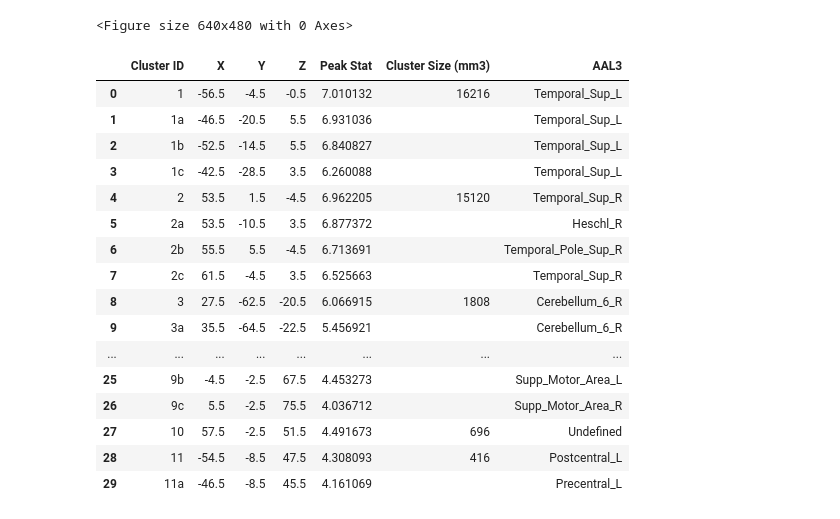
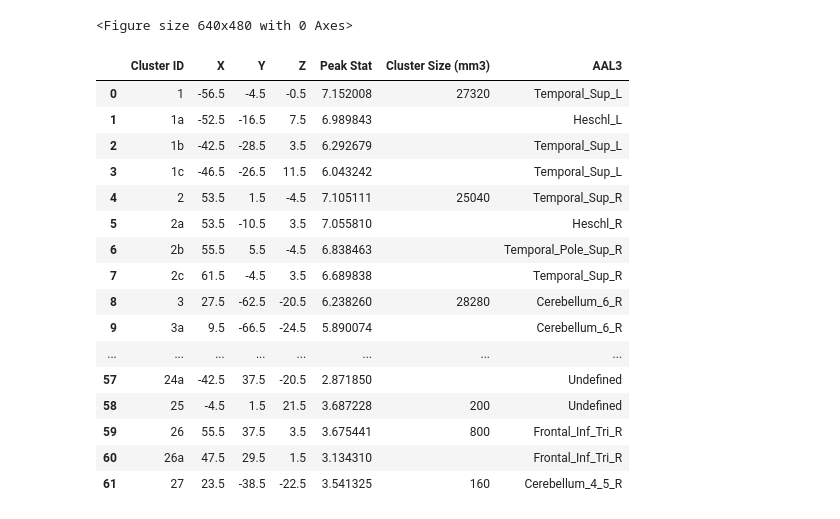
Before and after one commit to CIBIT-UC/brainplayback_task02, a Jupyter notebook: glm/group_maps_tables.ipynb, the cells around one changed output. Drawn from its saved outputs; the diff is of its cells as text; code cells hidden in the pictures.

```diff
--- a/glm/group_maps_tables.ipynb
+++ b/glm/group_maps_tables.ipynb
@@ -26,27 +56,37 @@ contrasts_renamed = ['All',
 # %%
 # Threshold values
-hc = 'fdr' # None, 'bonferroni', 'fdr'
-ct = 25 # cluster threshold
-alpha = 0.005 # p-value threshold
+hc = "fdr"  # None, 'bonferroni', 'fdr'
+ct = 20  # cluster threshold
+alpha = 0.05  # p-value threshold
 # %%
 c_idx = 0
 print(contrasts_renamed[c_idx])
 # %% [output]
 All
 # %%
-z_map_g = os.path.join(out_dir_group,
-                       f'group_task-02a_stat-z_con-{contrasts_renamed[c_idx]}.nii.gz')
+z_map_g = os.path.join(
+    out_dir_group, f"group_task-02a_stat-z_con-{contrasts_renamed[c_idx]}.nii.gz"
+)
 
 clean_map_g, threshold_g = threshold_stats_img(
     z_map_g, alpha=alpha, height_control=hc, cluster_threshold=ct
 )
 
+print(f"Threshold: {threshold_g}")
+
 # threshold clean_map_g to only show positive values
 clean_map_g = math_img("np.maximum(img, 0)", img=clean_map_g)
 
 # View map interactively
-plotting.view_img(clean_map_g,
-         threshold=threshold_g,
-         symmetric_cmap=False,
-        )
+plotting.view_img(
+    clean_map_g,
+    threshold=threshold_g,
+    symmetric_cmap=False,
+    colorbar=True,
+    cmap="hot",
+    cut_coords=(21, -2, -16),
+    width_view=800,
+    bg_img=t1w_img,
+    resampling_interpolation="nearest",
+)
 # %% [output]
@@ -107,37 +132,35 @@ plt.savefig(fig_file, bbox_inches='tight')
 <Figure size 640x480 with 0 Axes>
 # %%
 # Cluster table
-table_g,cluster_map_g = get_clusters_table(z_map_g, threshold_g, ct,
-                                return_label_maps=True)
+table_g, cluster_map_g = get_clusters_table(
+    z_map_g, threshold_g, ct, return_label_maps=True
+)
 
 # AAL3 labelling
-coordinates = table_g[['X','Y','Z']].to_numpy()
+coordinates = table_g[["X", "Y", "Z"]].to_numpy()
 aal_labels = atlas.find_regions(coordinates, plot=False)
 
 # Add the labels to the table
-table_g['AAL3'] = aal_labels
+table_g["AAL3"] = aal_labels
 
-# Export cluster table
-table_g.to_csv(os.path.join(group_tab_dir,
-                          f"clusters_con-{contrasts_renamed[c_idx]}_{hc}-{alpha}_k-{ct}.tsv"),sep='\t')
-#print(table_g)
-#print(table.to_latex())
+# print(table_g)
+# print(table.to_latex())
 table_g
 # %% [output]
 |  | Cluster ID | X | Y | Z | Peak Stat | Cluster Size (mm3) | AAL3 |
-| 0 | 1 | -56.5 | -4.5 | -0.5 | 7.010132 | 16216 | Temporal_Sup_L |
-| 1 | 1a | -46.5 | -20.5 | 5.5 | 6.931036 |  | Temporal_Sup_L |
-| 2 | 1b | -52.5 | -14.5 | 5.5 | 6.840827 |  | Temporal_Sup_L |
-| 3 | 1c | -42.5 | -28.5 | 3.5 | 6.260088 |  | Temporal_Sup_L |
-| 4 | 2 | 53.5 | 1.5 | -4.5 | 6.962205 | 15120 | Temporal_Sup_R |
-| 5 | 2a | 53.5 | -10.5 | 3.5 | 6.877372 |  | Heschl_R |
-| 6 | 2b | 55.5 | 5.5 | -4.5 | 6.713691 |  | Temporal_Pole_Sup_R |
-| 7 | 2c | 61.5 | -4.5 | 3.5 | 6.525663 |  | Temporal_Sup_R |
-| 8 | 3 | 27.5 | -62.5 | -20.5 | 6.066915 | 1808 | Cerebellum_6_R |
-| 9 | 3a | 35.5 | -64.5 | -22.5 | 5.456921 |  | Cerebellum_6_R |
+| 0 | 1 | -56.5 | -4.5 | -0.5 | 7.152008 | 27320 | Temporal_Sup_L |
+| 1 | 1a | -52.5 | -16.5 | 7.5 | 6.989843 |  | Heschl_L |
+| 2 | 1b | -42.5 | -28.5 | 3.5 | 6.292679 |  | Temporal_Sup_L |
+| 3 | 1c | -46.5 | -26.5 | 11.5 | 6.043242 |  | Temporal_Sup_L |
+| 4 | 2 | 53.5 | 1.5 | -4.5 | 7.105111 | 25040 | Temporal_Sup_R |
+| 5 | 2a | 53.5 | -10.5 | 3.5 | 7.055810 |  | Heschl_R |
+| 6 | 2b | 55.5 | 5.5 | -4.5 | 6.838463 |  | Temporal_Pole_Sup_R |
+| 7 | 2c | 61.5 | -4.5 | 3.5 | 6.689838 |  | Temporal_Sup_R |
+| 8 | 3 | 27.5 | -62.5 | -20.5 | 6.238260 | 28280 | Cerebellum_6_R |
+| 9 | 3a | 9.5 | -66.5 | -24.5 | 5.890074 |  | Cerebellum_6_R |
 | ... | ... | ... | ... | ... | ... | ... | ... |
-| 25 | 9b | -4.5 | -2.5 | 67.5 | 4.453273 |  | Supp_Motor_Area_L |
-| 26 | 9c | 5.5 | -2.5 | 75.5 | 4.036712 |  | Supp_Motor_Area_R |
-| 27 | 10 | 57.5 | -2.5 | 51.5 | 4.491673 | 696 | Undefined |
-| 28 | 11 | -54.5 | -8.5 | 47.5 | 4.308093 | 416 | Postcentral_L |
-| 29 | 11a | -46.5 | -8.5 | 45.5 | 4.161069 |  | Precentral_L |
+| 57 | 24a | -42.5 | 37.5 | -20.5 | 2.871850 |  | Undefined |
+| 58 | 25 | -4.5 | 1.5 | 21.5 | 3.687228 | 200 | Undefined |
+| 59 | 26 | 55.5 | 37.5 | 3.5 | 3.675441 | 800 | Frontal_Inf_Tri_R |
+| 60 | 26a | 47.5 | 29.5 | 1.5 | 3.134310 |  | Frontal_Inf_Tri_R |
+| 61 | 27 | 23.5 | -38.5 | -22.5 | 3.541325 | 160 | Cerebellum_4_5_R |
```
Also changed, not shown: parts of 9 cells of this notebook, 2 other files.
